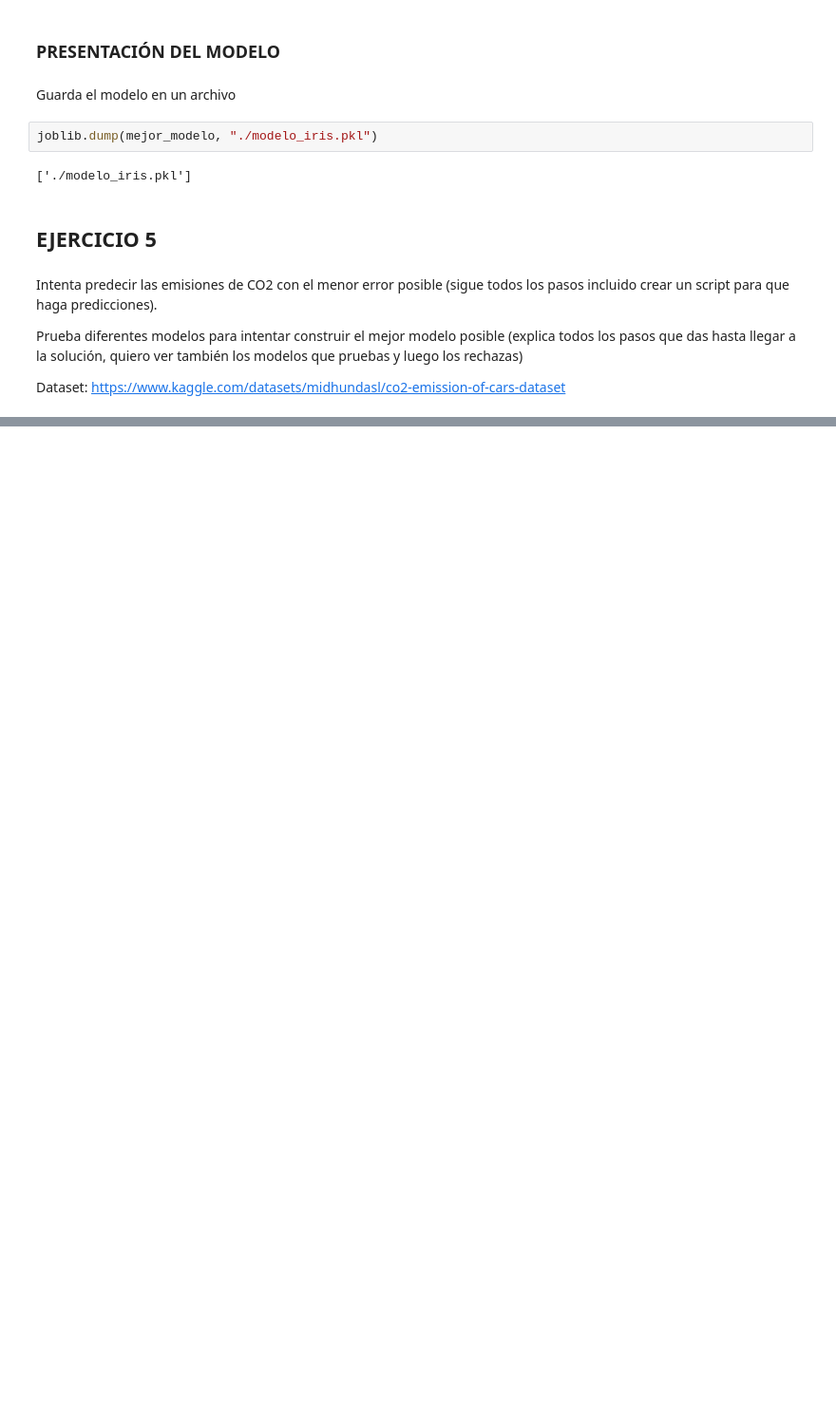
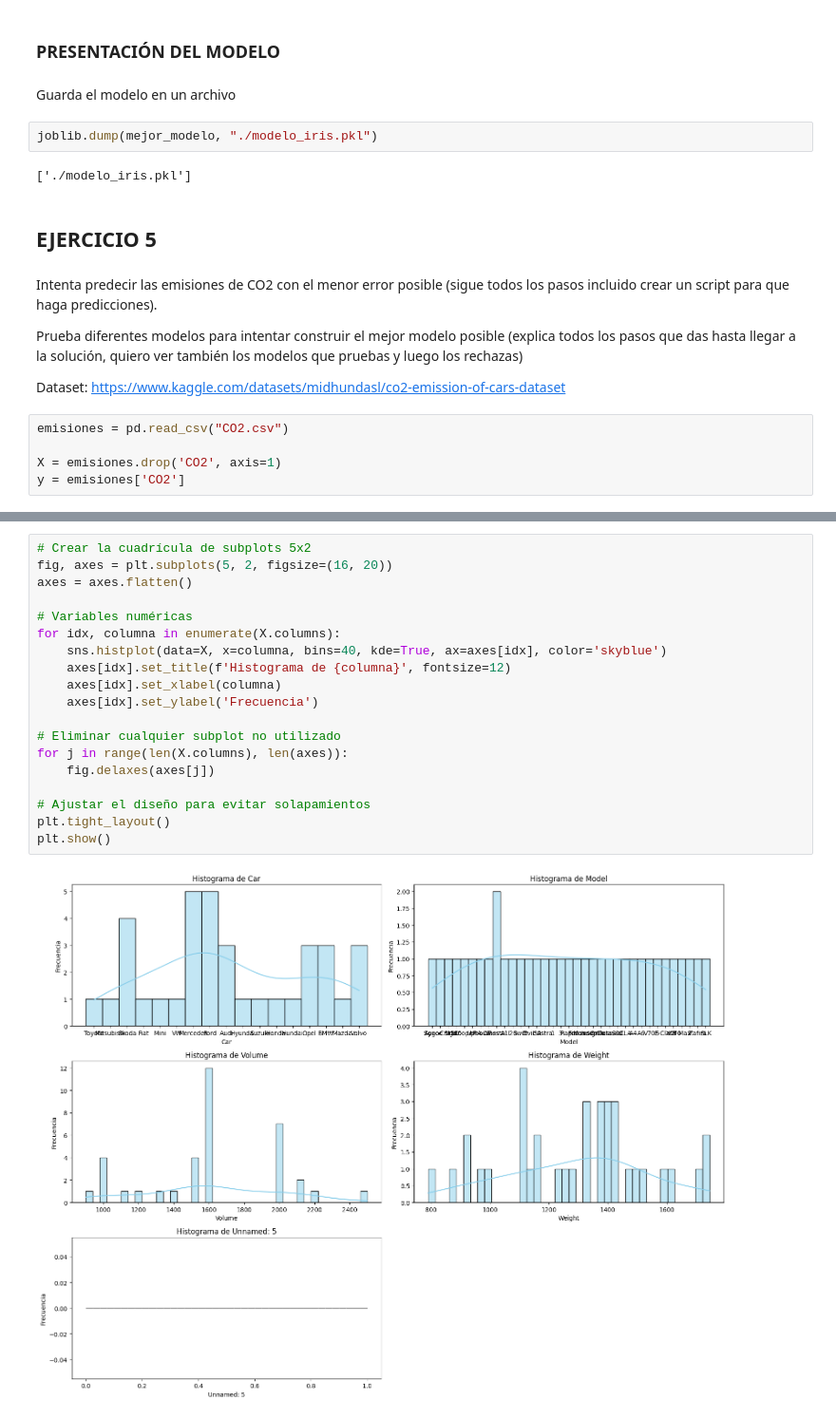
Before and after one commit to iruneguinea9/SAPA, a Jupyter notebook: 2_11/2_11Ejercicios.ipynb, the cells around one changed output, grey strips where cells are left out. Shown at 95% size. Saved outputs shown, nothing was run; the diff lists cells and outputs as text; blank space fills up the shorter version.

```diff
--- a/2_11/2_11Ejercicios.ipynb
+++ b/2_11/2_11Ejercicios.ipynb
@@ -565,3 +568,8 @@ Intenta predecir las emisiones de CO2 con el menor error posible (sigue todos lo
 Prueba diferentes modelos para intentar construir el mejor modelo posible (explica todos los pasos que das hasta llegar a la solución, quiero ver también los modelos que pruebas y luego los rechazas)
 
 Dataset: https://www.kaggle.com/datasets/midhundasl/co2-emission-of-cars-dataset
+# %%
+emisiones = pd.read_csv("CO2.csv")
+
+X = emisiones.drop('CO2', axis=1)
+y = emisiones['CO2']
@@ -567,0 +644,21 @@ Dataset: https://www.kaggle.com/datasets/midhundasl/co2-emission-of-cars-dataset
+# %%
+# Crear la cuadrícula de subplots 5x2
+fig, axes = plt.subplots(5, 2, figsize=(16, 20))
+axes = axes.flatten()
+
+# Variables numéricas
+for idx, columna in enumerate(X.columns):
+    sns.histplot(data=X, x=columna, bins=40, kde=True, ax=axes[idx], color='skyblue')
+    axes[idx].set_title(f'Histograma de {columna}', fontsize=12)
+    axes[idx].set_xlabel(columna)
+    axes[idx].set_ylabel('Frecuencia')
+
+# Eliminar cualquier subplot no utilizado
+for j in range(len(X.columns), len(axes)):
+    fig.delaxes(axes[j])
+
+# Ajustar el diseño para evitar solapamientos
+plt.tight_layout()
+plt.show()
+# %% [output]
+[figure, added]
```
Also changed, not shown: parts of 11 cells of this notebook, 1 other file.
